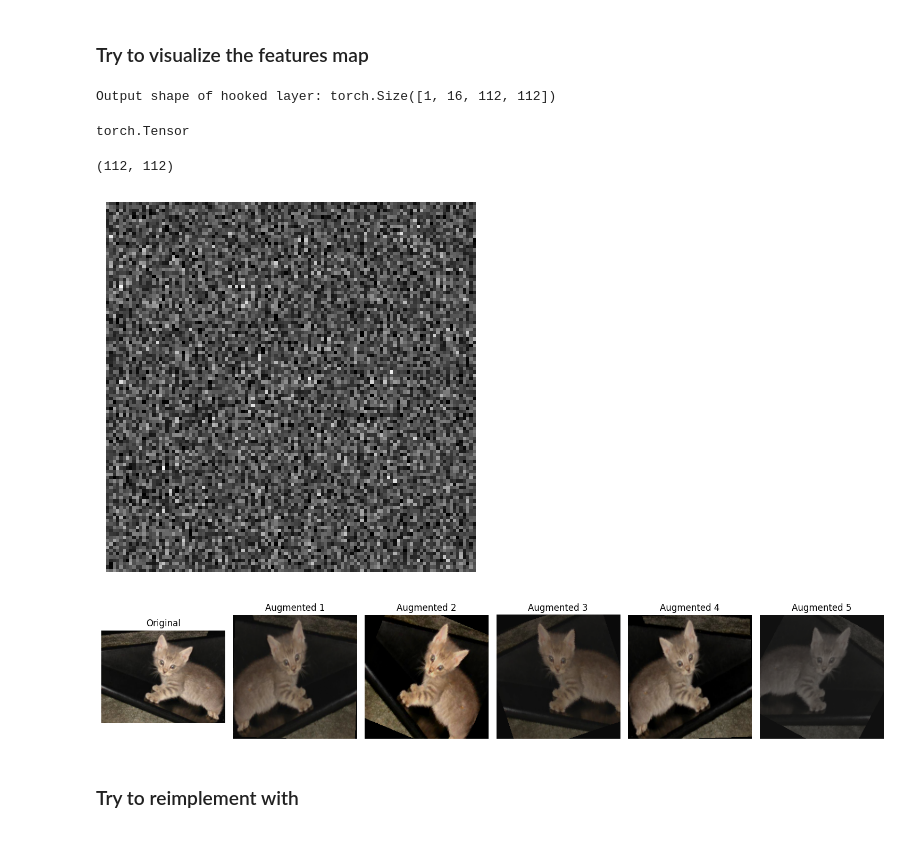
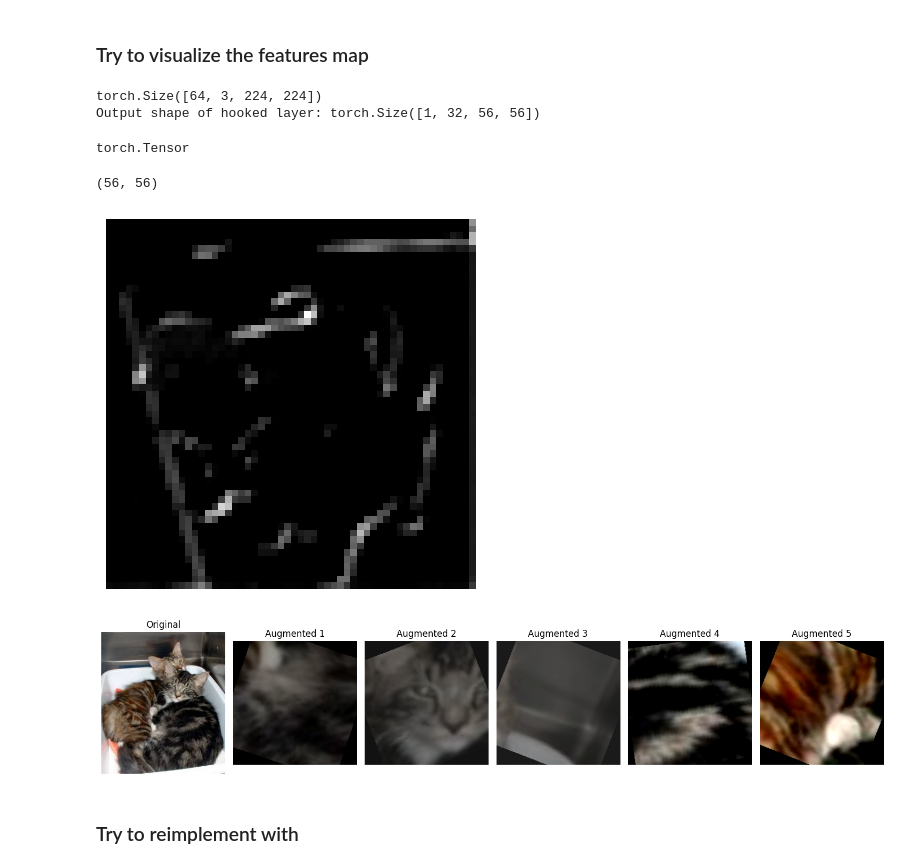
Before and after one commit to beppe2hd/AdsumMachineLearning, a Jupyter notebook: Code/03_CNN.ipynb, the cells around one changed output. Drawn from its saved outputs; the diff is of its cells as text; code cells hidden in the pictures.

```diff
--- a/Code/03_CNN.ipynb
+++ b/Code/03_CNN.ipynb
@@ -237,4 +314,4 @@ for item in folder_content:
 # %%
-i=9
+i=13
 print(labels[i], paths[i])
 # %% [output]
@@ -385,14 +470,19 @@ BinaryCNN(
 # %% [markdown]
 ### Try to visualize the features map
 # %%
+images_batch, ___ = next(iter(c_and_d_dataloader))
+
 activation = {}
 def hook_fn(module, input, output):
     activation['conv_output'] = output.detach()
 
-hook = model.net[2].register_forward_hook(hook_fn)
+hook = model.net[5].register_forward_hook(hook_fn)
 
 # Forward pass
-input_image = torch.randn(1, 3, 224, 224)
+#input_image = torch.randn(1, 3, 224, 224)
+
+print(images_batch.shape)
+input_image = images_batch[0,:,:,:].unsqueeze(0)
 with torch.no_grad():
     _ = model(input_image)
 
@@ -405,19 +495,20 @@ hook.remove()
 a = activation['conv_output']
 type(a)
 # %% [output]
-Output shape of hooked layer: torch.Size([1, 16, 112, 112])
+torch.Size([64, 3, 224, 224])
+Output shape of hooked layer: torch.Size([1, 32, 56, 56])
 torch.Tensor
 # %%
 import matplotlib.pyplot as plt
 
-b = a[:,1,:,:].squeeze().numpy()
+b = a[:,14,:,:].squeeze().numpy()
 print(b.shape)
 plt.imshow(b, cmap='gray')
 plt.axis('off')
 plt.show()
 # %% [output]
-(112, 112)
+(56, 56)
-[figure, old version]
+[figure, new version]
 # %%
 import torch
 from torchvision import transforms
@@ -426,39 +517,41 @@ import matplotlib.pyplot as plt
 import random
 
 # Load a sample image
-image_path = 'Data/D_and_C/train/cat.12467.jpg'
+image_path = 'Data/D_and_C/train/cat.12447.jpg'
 image = Image.open(image_path).convert("RGB")
 
 # Define random transformation
 transform = transforms.Compose([
+    transforms.Resize((224, 224)),
+    transforms.RandomCrop((50,50)),
     transforms.Resize((224, 224)),
     transforms.RandomHorizontalFlip(),
     transforms.RandomRotation(30),
     transforms.ColorJitter(brightness=0.5, contrast=0.5, saturation=0.5),
     transforms.ToTensor()
 ])
 
 # Apply transformation multiple times to visualize the randomness
 n_samples = 5
 fig, axes = plt.subplots(1, n_samples + 1, figsize=(15, 5))
 
 # Show original
 axes[0].imshow(image)
 axes[0].set_title('Original')
 axes[0].axis('off')
 
 # Show transformed samples
 for i in range(n_samples):
     transformed_img = transform(image)
     # Convert tensor to PIL image for plotting
     axes[i+1].imshow(transformed_img.permute(1, 2, 0))  # Channel xHxW -> HxWx Cannel
     axes[i+1].set_title(f'Augmented {i+1}')
     axes[i+1].axis('off')
 
 plt.tight_layout()
 plt.show()
 # %% [output]
-[figure, old version]
+[figure, new version]
 # %% [markdown]
 ### Try to reimplement with
 # %%
```
Also changed, not shown: parts of 27 cells of this notebook.
